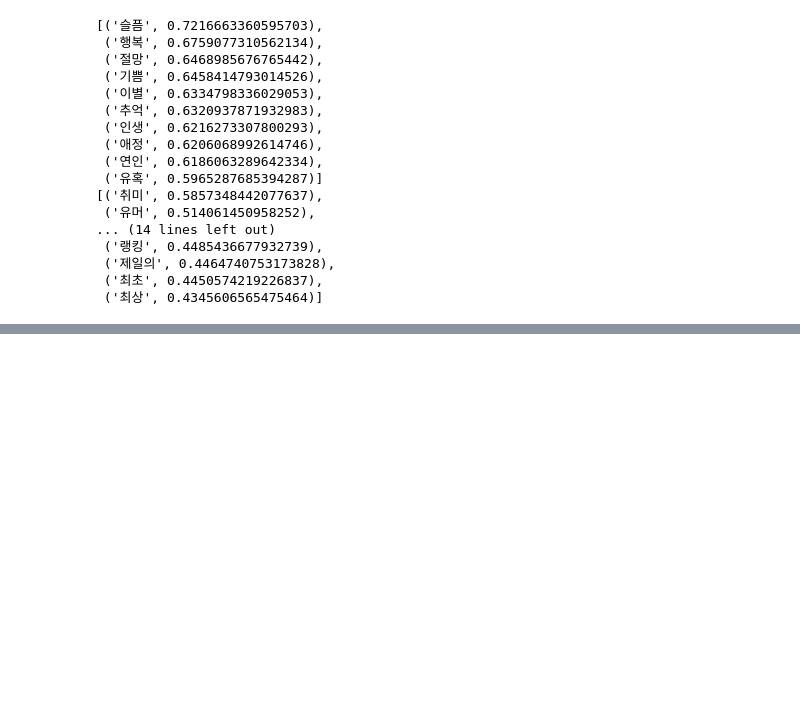
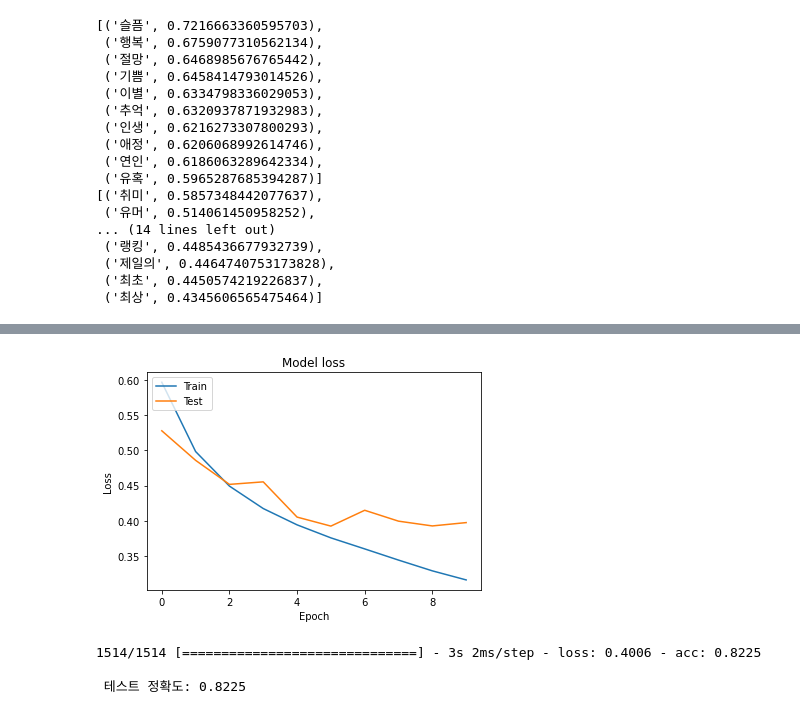
Before and after one commit to wonderkyeom/Sentiment_Analysis, a Jupyter notebook: Sentiment Analysis-using 3Models (Mecab).ipynb, the cells around one changed output, grey strips where cells are left out. Saved outputs shown, nothing was run; the diff lists cells and outputs as text; code cells hidden in the pictures; blank space fills up the shorter version.

```diff
--- a/Sentiment Analysis-using 3Models (Mecab).ipynb
+++ b/Sentiment Analysis-using 3Models (Mecab).ipynb
@@ -640,0 +814,17 @@ NameError: name 'index_to_word' is not defined
+# %%
+plt.plot(history.history['loss'])
+plt.plot(history.history['val_loss'])
+plt.title('Model loss')
+plt.xlabel('Epoch')
+plt.ylabel('Loss')
+plt.legend(['Train', 'Test'], loc='upper left')
+plt.show()
+# %% [output]
+[figure, added]
+# %%
+loaded_model = load_model('best_model')
+print("\n 테스트 정확도: %.4f" % (loaded_model.evaluate(X_test, y_test)[1]))
+# %% [output]
+1514/1514 [==============================] - 3s 2ms/step - loss: 0.4006 - acc: 0.8225
+
+ 테스트 정확도: 0.8225
```
Also changed, not shown: parts of 38 cells of this notebook.
